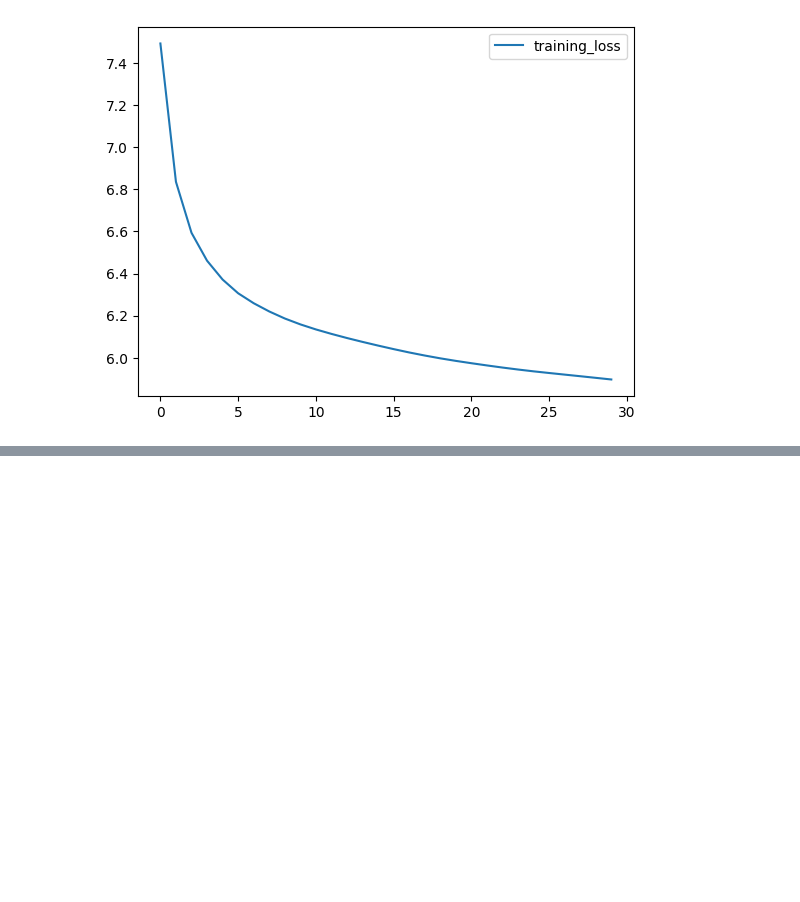
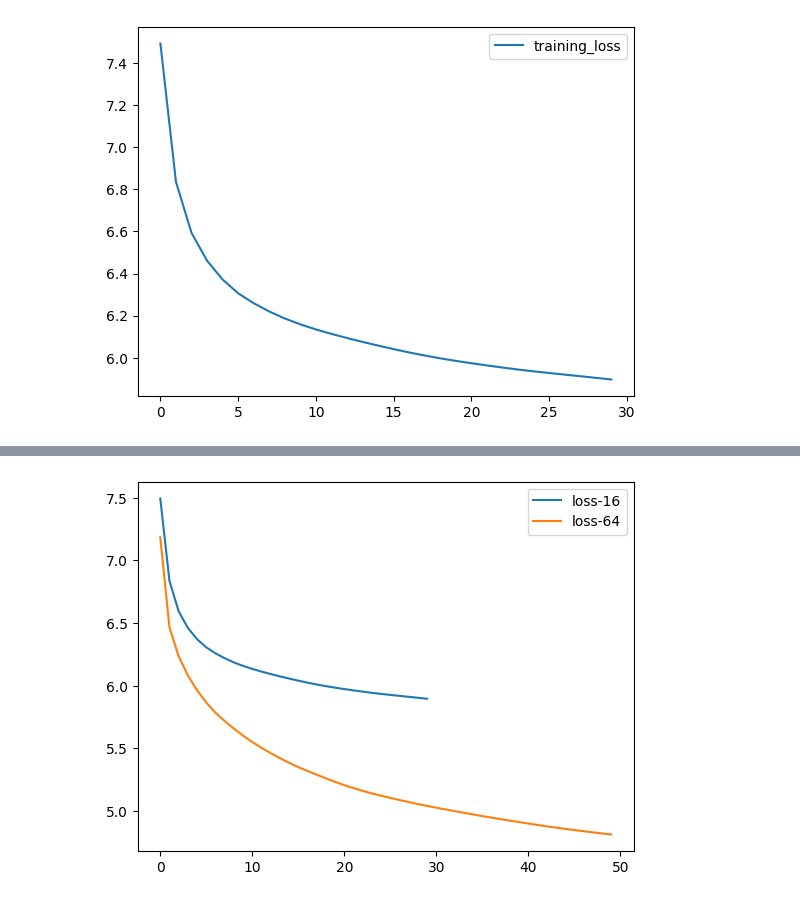
Before and after one commit to hxy9243/datascience-examples, a Jupyter notebook: basics/cbow-model.ipynb, the cells around one changed output, grey strips where cells are left out. Cells and saved outputs as stored; diff of their text form; code cells hidden in the pictures; blank space fills up the shorter version.

```diff
--- a/basics/cbow-model.ipynb
+++ b/basics/cbow-model.ipynb
@@ -240,0 +369,8 @@ Matplotlib created a temporary config/cache directory at /tmp/matplotlib-8rjfcm6
+# %%
+plt.plot(history.history['loss'], label='loss-16')
+plt.plot(history64.history['loss'],  label='loss-64')
+plt.legend()
+
+plt.show()
+# %% [output]
+[figure, added]
```
Also changed, not shown: parts of 3 cells of this notebook.
